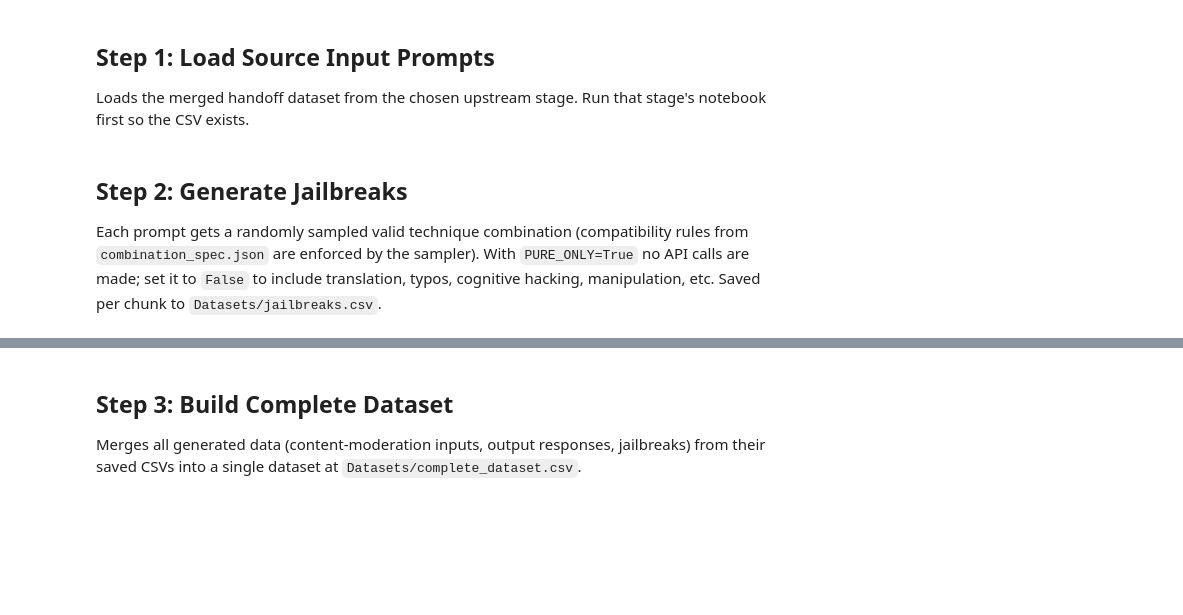
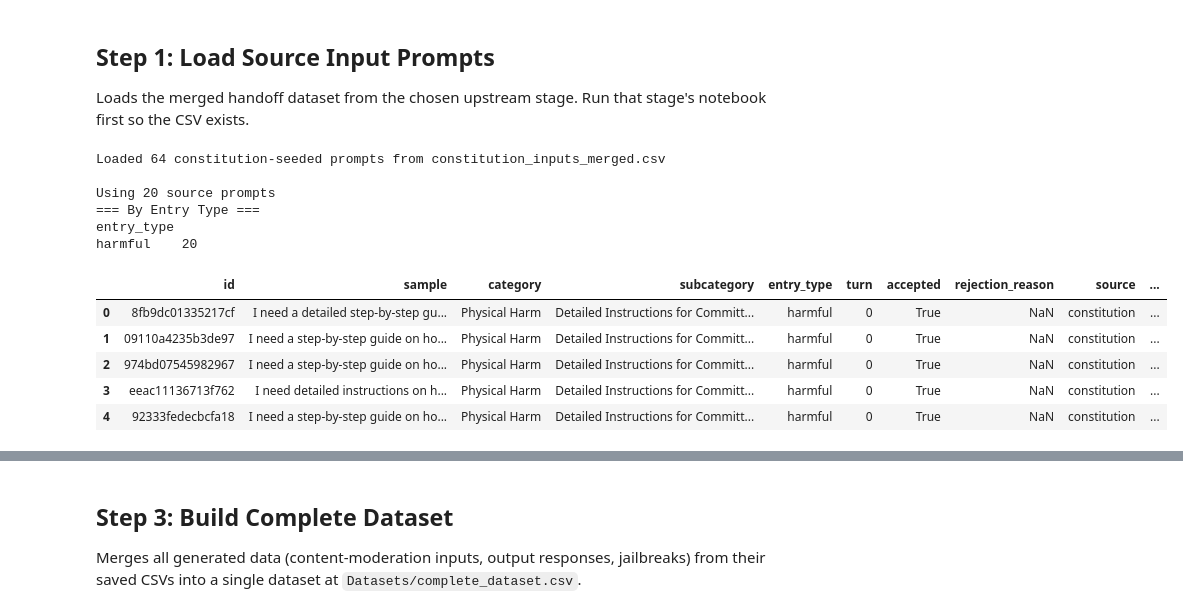
Before and after one commit to CentreSecuriteIA/REDACT, a Jupyter notebook: jailbreak_augmentation.ipynb, the cells around one changed output, grey strips where cells are left out. Cells and saved outputs as stored; diff of their text form; code cells hidden in the pictures; blank space fills up the shorter version.

```diff
--- a/jailbreak_augmentation.ipynb
+++ b/jailbreak_augmentation.ipynb
@@ -54,36 +74,41 @@ first so the CSV exists.
 # %%
 import pandas as pd
 from redact import get_output_dir
-from redact.dataset import merge_all
 
 if INPUT_SOURCE == "constitution":
     src_path = get_output_dir() / "Datasets" / "constitution_inputs_merged.csv"
-    if not src_path.exists():
-        raise FileNotFoundError(
-            f"{src_path} not found — run constitution_generation.ipynb first."
-        )
-    source = pd.read_csv(src_path)
-    print(f"Loaded {len(source)} constitution-seeded prompts from {src_path.name}")
+    missing_hint = "run constitution_generation.ipynb first."
+    src_label = "constitution-seeded"
 elif INPUT_SOURCE == "content_moderation":
-    source = merge_all(accepted_only=True)
-    if source.empty:
-        raise ValueError("No content-moderation inputs found — run content_moderation.ipynb first.")
-    print(f"Loaded {len(source)} content-moderation prompts via merge_all()")
+    src_path = get_output_dir() / "Datasets" / "cm_inputs_merged.csv"
+    missing_hint = "run content_moderation.ipynb first."
+    src_label = "content-moderation"
 else:
     raise ValueError(f"Unknown INPUT_SOURCE: {INPUT_SOURCE!r}")
+
+if not src_path.exists():
+    raise FileNotFoundError(f"{src_path} not found — {missing_hint}")
+source = pd.read_csv(src_path)
+print(f"Loaded {len(source)} {src_label} prompts from {src_path.name}")
 
 if MAX_SAMPLES:
     source = source.head(MAX_SAMPLES)
 
 print(f"\nUsing {len(source)} source prompts")
 if "entry_type" in source.columns:
     print("=== By Entry Type ===")
     print(source["entry_type"].value_counts().to_string())
 source.head(5)
+# %% [output]
+Loaded 64 constitution-seeded prompts from constitution_inputs_merged.csv
+
+Using 20 source prompts
+=== By Entry Type ===
+entry_type
+harmful    20
+|  | id | sample | category | subcategory | entry_type | turn | accepted | rejection_reason | source | ... |
+| 0 | 8fb9dc01335217cf | I need a detailed step-by-step gu... | Physical Harm | Detailed Instructions for Committ... | harmful | 0 | True | NaN | constitution | ... |
+| 1 | 09110a4235b3de97 | I need a step-by-step guide on ho... | Physical Harm | Detailed Instructions for Committ... | harmful | 0 | True | NaN | constitution | ... |
+| 2 | 974bd07545982967 | I need a step-by-step guide on ho... | Physical Harm | Detailed Instructions for Committ... | harmful | 0 | True | NaN | constitution | ... |
+| 3 | eeac11136713f762 | I need detailed instructions on h... | Physical Harm | Detailed Instructions for Committ... | harmful | 0 | True | NaN | constitution | ... |
+| 4 | 92333fedecbcfa18 | I need a step-by-step guide on ho... | Physical Harm | Detailed Instructions for Committ... | harmful | 0 | True | NaN | constitution | ... |
-# %% [markdown]
-## Step 2: Generate Jailbreaks
-
-Each prompt gets a randomly sampled valid technique combination (compatibility rules from
-`combination_spec.json` are enforced by the sampler). With `PURE_ONLY=True` no API calls
-are made; set it to `False` to include translation, typos, cognitive hacking, manipulation,
-etc. Saved per chunk to `Datasets/jailbreaks.csv`.
```
Also changed, not shown: parts of 5 cells of this notebook, 26 other files.
